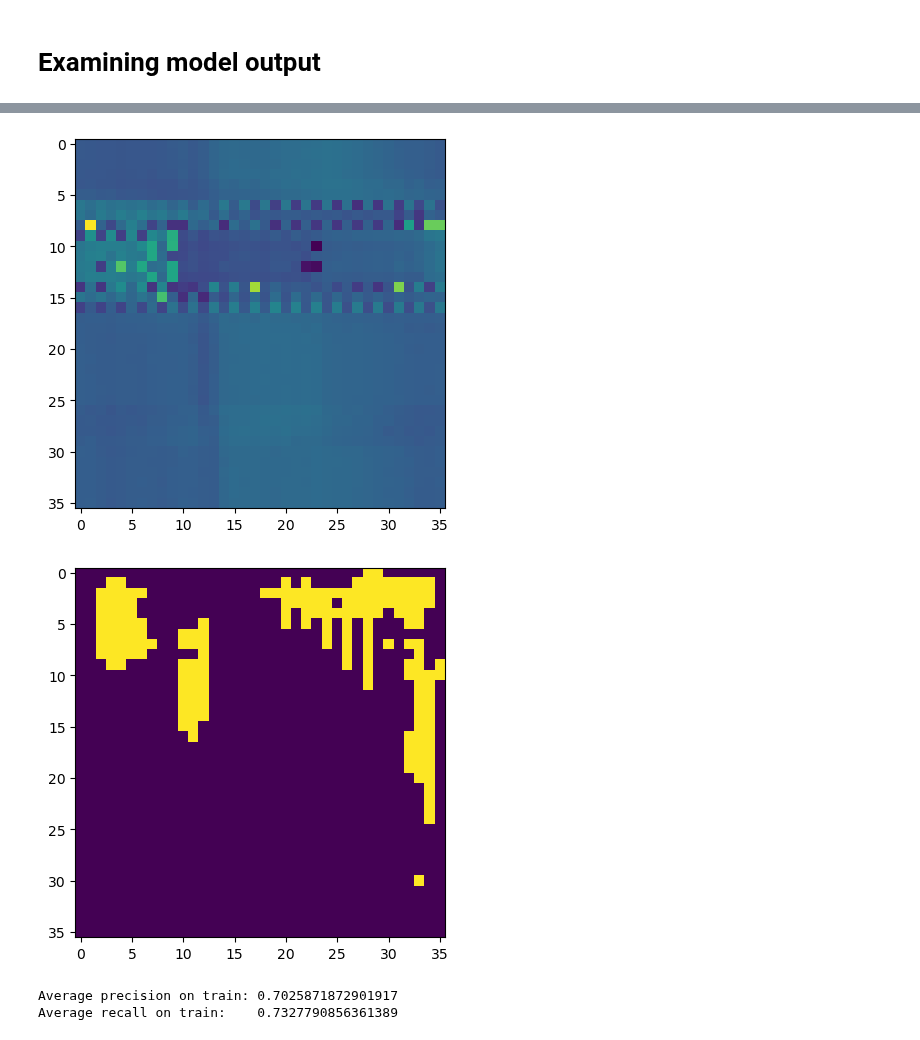
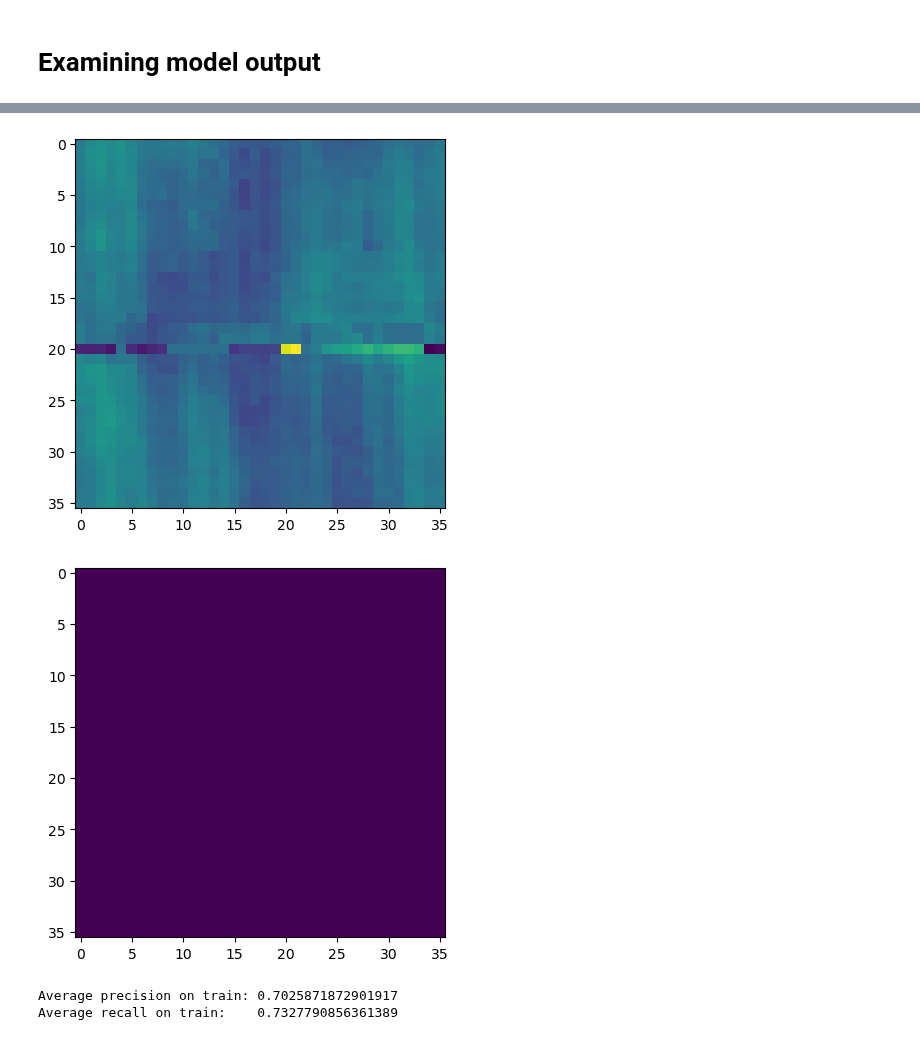
Before and after one commit to EllingtonKirby/Pipe-Corrosion-Detection, a Jupyter notebook: evaluation.ipynb, the cells around one changed output, grey strips where cells are left out. Saved outputs shown, nothing was run; the diff lists cells and outputs as text; code cells hidden in the pictures.

```diff
--- a/evaluation.ipynb
+++ b/evaluation.ipynb
@@ -30,7 +30,7 @@ model = unet.UNet(n_channels=1, n_classes=1, n_steps=4, with_pl=True)
 # model = baseline.Baseline()
 # model = r2u_att.R2AttU_Net(img_ch=1, output_ch=1, t=2)
 # model = attunet.AttU_Net(img_ch=1, output_ch=1)
-model.load_state_dict(torch.load('./checkpoints/unet/unet_16_uda_1.pt', map_location=torch.device('cpu')))
+model.load_state_dict(torch.load('./checkpoints/unet/unet_pl_cutout_100e.pt', map_location=torch.device('cpu')))
 # model_B.load_state_dict(torch.load('./checkpoints/unet/unet_16_generator.pt', map_location=torch.device('cpu')))
 test_df = data_pipeline.build_test_dataframe(use_processed_images=False, limit_well_number=None)
 train_df = data_pipeline.build_dataframe(use_processed_images=False, limit_well_number=None)
@@ -67,20 +67,20 @@ plt.show()
 # %%
-example = 0
+example = 6
 img = X_test[example].reshape(-1, 1, 36,36)
 
 plt.imshow(img.view(36, 36))
 plt.show()
 
 model.eval()
 with torch.no_grad():
     out_1,_,_ = model(img)
     pred_1 = ((F.sigmoid(out_1) > .5)*1)
 
 plt.imshow(pred_1.view(36, 36))
 plt.show()
 # %% [output]
-[figure, old version]
+[figure, new version]
-[figure, old version]
+[figure, new version]
 # %%
 def precision_score_(groundtruth_mask, pred_mask):
     intersect = torch.sum(pred_mask*groundtruth_mask)
```
Also changed, not shown: parts of 2 cells of this notebook, 2 other files.
